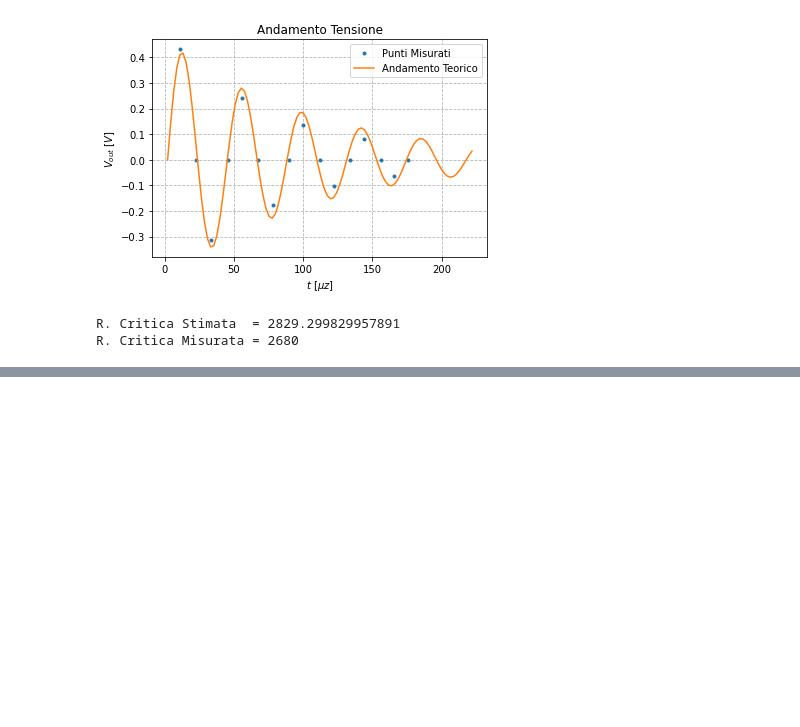
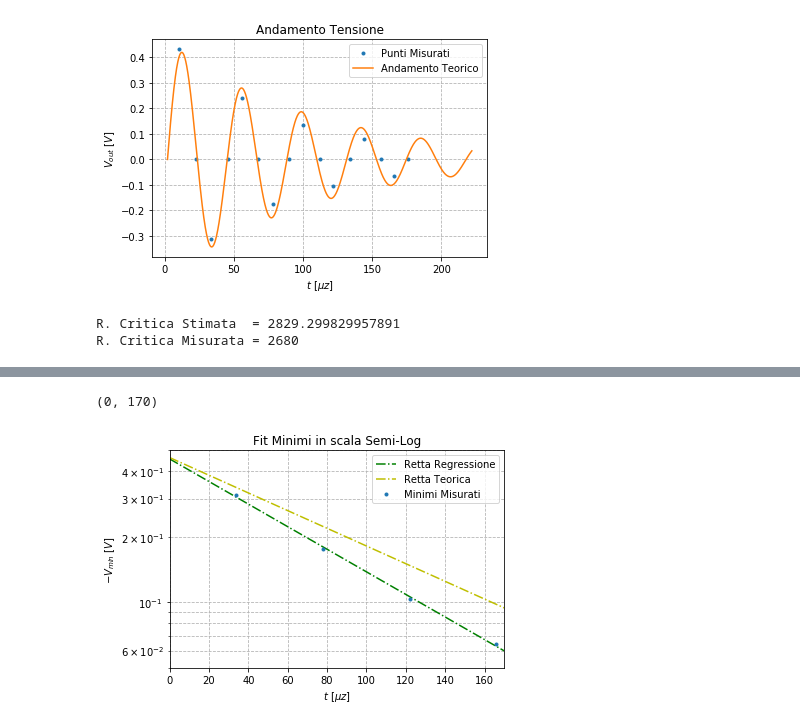
Before and after one commit to Kevin222-hub/Lab_reports, a Jupyter notebook: Elettro_4/Main.ipynb, the cells around one changed output, grey strips where cells are left out. Cells and saved outputs as stored; diff of their text form; code cells hidden in the pictures; blank space fills up the shorter version.

```diff
--- a/Elettro_4/Main.ipynb
+++ b/Elettro_4/Main.ipynb
@@ -70,0 +119,25 @@ R. Critica Misurata = 2680
+# %%
+#Grafico Min
+
+#Regressione
+reg_m = np.exp(Min[0]*t*u + Min[2])
+plt.plot(t, reg_m,'g-.',label='Retta Regressione')
+
+#Retta teorica
+teo_m = np.exp(-alpha*t*u)*A
+plt.plot(t, teo_m,'y-.',label='Retta Teorica')
+
+#Punti Misurati
+plt.plot(Tmin, -Vmin,ls='', marker='.',label='Minimi Misurati')
+
+plt.title('Fit Minimi in scala Semi-Log')
+plt.yscale('log')
+plt.grid(which="both", ls="--",color='0.7')
+plt.ylabel("$-V_{min}\ [V]$")
+plt.xlabel("$t\ [\mu z]$")
+plt.legend()
+plt.ylim(50*m,500*m)
+plt.xlim(0,170)
+# %% [output]
+(0, 170)
+[figure, added]
```
Also changed, not shown: parts of 4 cells of this notebook.
